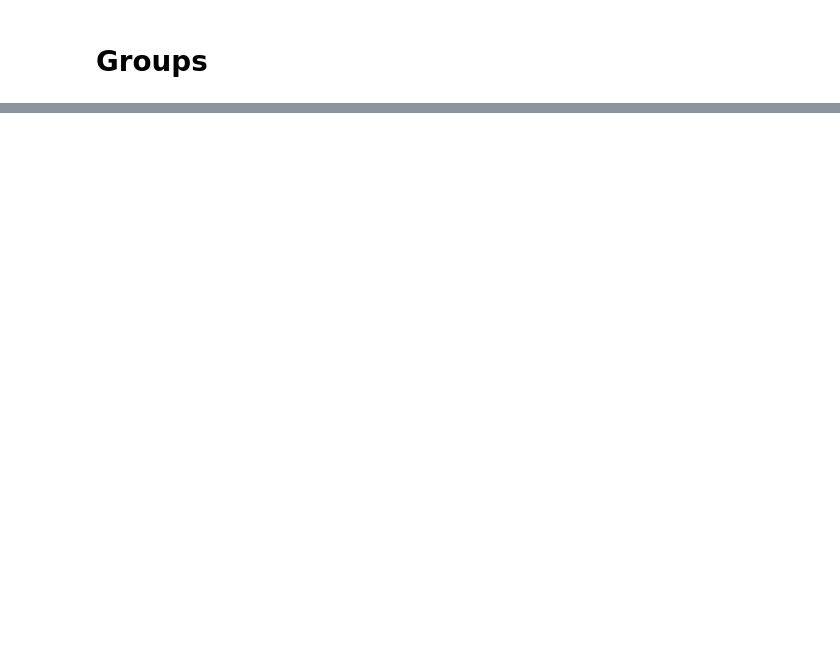
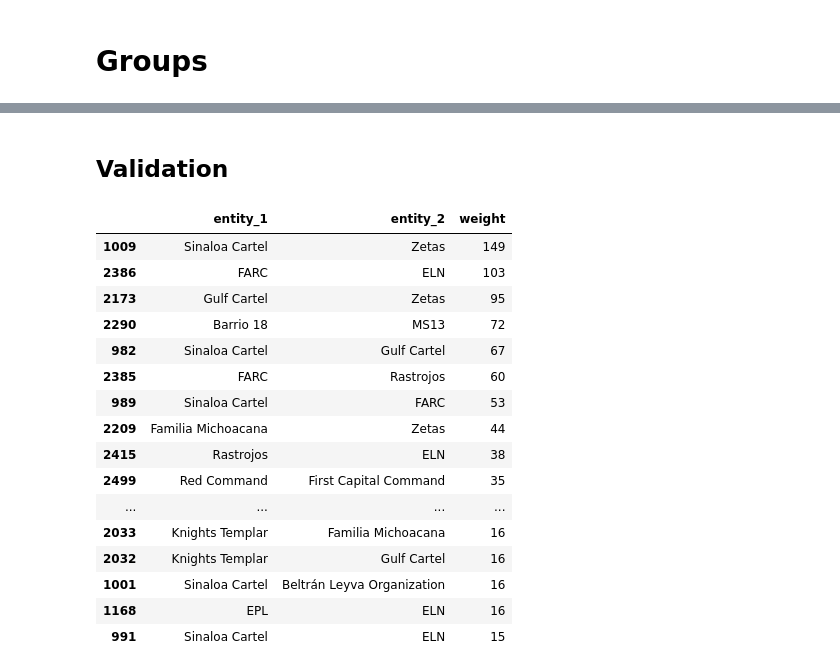
Before and after one commit to Fedebindi97/organized-crime-articles, a Jupyter notebook: 2. Network analysis.ipynb, the cells around one changed output, grey strips where cells are left out. Cells and saved outputs as stored; diff of their text form; code cells hidden in the pictures; blank space fills up the shorter version.

```diff
--- a/2. Network analysis.ipynb
+++ b/2. Network analysis.ipynb
@@ -220,0 +225,21 @@ df_connections.sort_values('weight',ascending=False).head(30)
+# %%
+dict_groups = dict(zip(df_groups.name,df_groups.search_term))
+# %%
+dict_sizes2 = {}
+for name in df_groups.name.values:
+    dict_sizes2[name] = 0
+    for article in df_articles.text.values:
+        if dict_groups[name] in article:
+            dict_sizes2[name] += 1
+# %%
+df_connections2 = prepare_df_connections(df_groups.name.values)
+# %%
+for article in tqdm(df_articles.text.values):
+    for row in range(len(df_connections2)):
+
+        entity_1 = dict_groups[df_connections2.loc[row,'entity_1']]
+        entity_2 = dict_groups[df_connections2.loc[row,'entity_2']]
+
+        df_connections2.loc[row,'weight'] += detect_relationship(article, entity_1, entity_2)
+
+df_connections2.to_csv('_aux/Connections between groups - alliances.csv')
@@ -220,0 +302,22 @@ df_connections.sort_values('weight',ascending=False).head(30)
+# %% [markdown]
+## Validation
+# %%
+df_connections2.sort_values('weight',ascending=False).head(30)
+# %% [output]
+|  | entity_1 | entity_2 | weight |
+| 1009 | Sinaloa Cartel | Zetas | 149 |
+| 2386 | FARC | ELN | 103 |
+| 2173 | Gulf Cartel | Zetas | 95 |
+| 2290 | Barrio 18 | MS13 | 72 |
+| 982 | Sinaloa Cartel | Gulf Cartel | 67 |
+| 2385 | FARC | Rastrojos | 60 |
+| 989 | Sinaloa Cartel | FARC | 53 |
+| 2209 | Familia Michoacana | Zetas | 44 |
+| 2415 | Rastrojos | ELN | 38 |
+| 2499 | Red Command | First Capital Command | 35 |
+| ... | ... | ... | ... |
+| 2033 | Knights Templar | Familia Michoacana | 16 |
+| 2032 | Knights Templar | Gulf Cartel | 16 |
+| 1001 | Sinaloa Cartel | Beltrán Leyva Organization | 16 |
+| 1168 | EPL | ELN | 16 |
+| 991 | Sinaloa Cartel | ELN | 15 |
```
Also changed, not shown: parts of 19 cells of this notebook, 9 other files.
